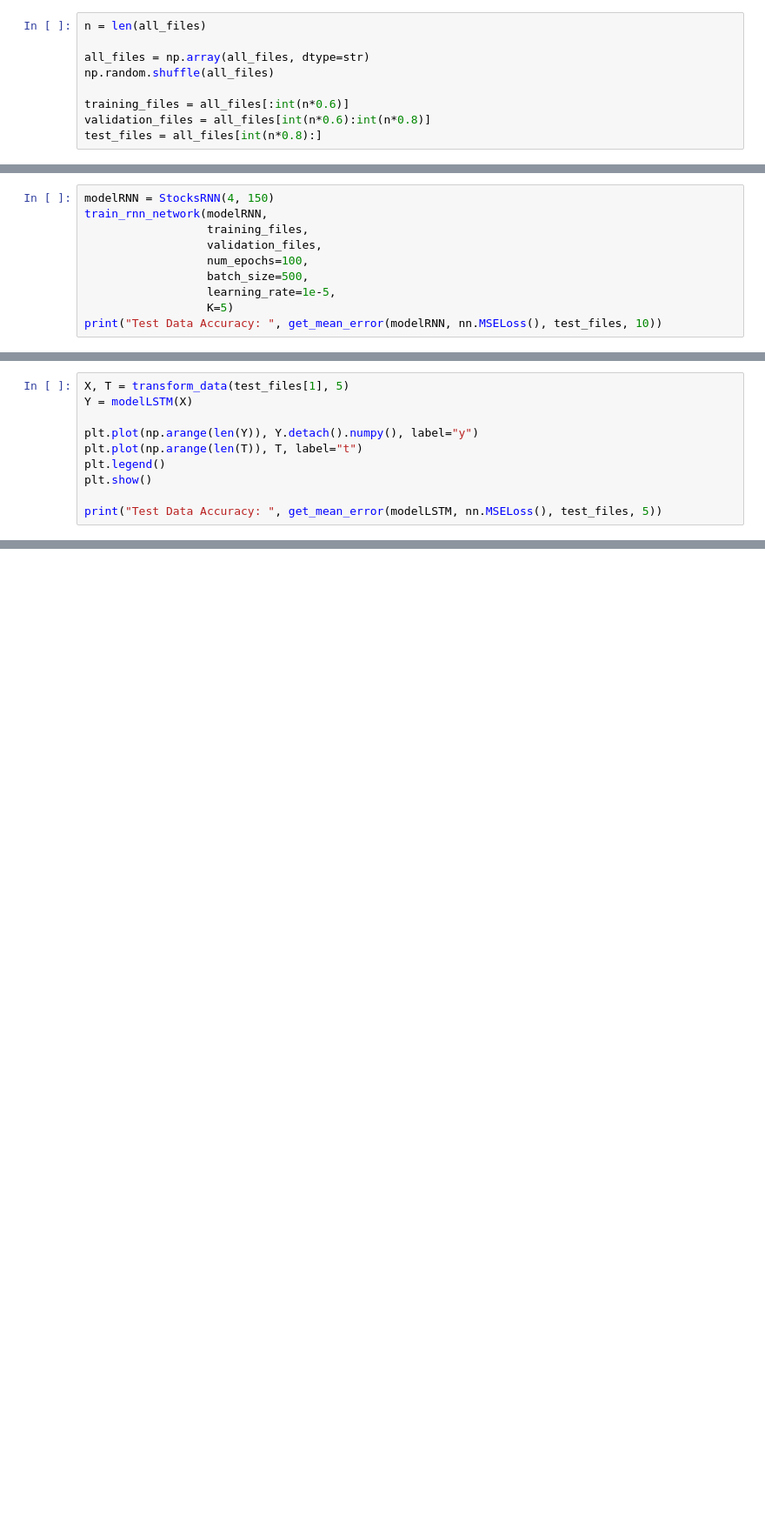
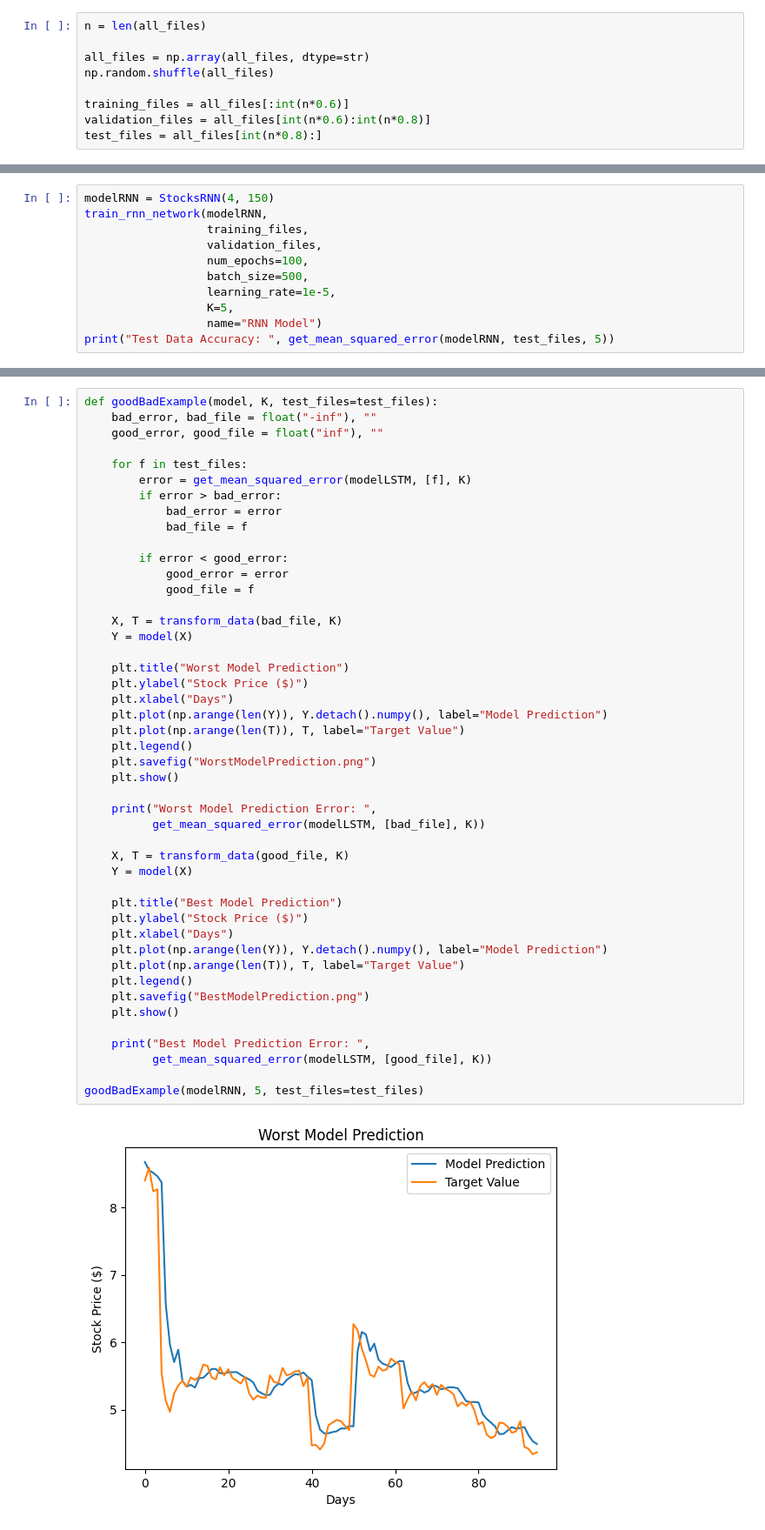
Before and after one commit to Kesavar-Kabilar/StocksRNN-PricePredictor, a Jupyter notebook: StocksRNN.ipynb, the cells around one changed output, grey strips where cells are left out. Shown at 87% size. Saved outputs shown, nothing was run; the diff lists cells and outputs as text; blank space fills up the shorter version.

```diff
--- a/StocksRNN.ipynb
+++ b/StocksRNN.ipynb
@@ -169,6 +165,7 @@ train_rnn_network(modelRNN,
                   num_epochs=100,
                   batch_size=500,
                   learning_rate=1e-5,
-                  K=5)
-print("Test Data Accuracy: ", get_mean_error(modelRNN, nn.MSELoss(), test_files, 10))
+                  K=5,
+                  name="RNN Model")
+print("Test Data Accuracy: ", get_mean_squared_error(modelRNN, test_files, 5))
 # %% [output]
@@ -224,10 +207,0 @@ Test Data Accuracy:  0.81516415
-# %%
-X, T = transform_data(test_files[1], 5)
-Y = modelLSTM(X)
-
-plt.plot(np.arange(len(Y)), Y.detach().numpy(), label="y")
-plt.plot(np.arange(len(T)), T, label="t")
-plt.legend()
-plt.show()
-
-print("Test Data Accuracy: ", get_mean_error(modelLSTM, nn.MSELoss(), test_files, 5))
@@ -236,0 +208,48 @@ Test Data Accuracy:  0.81516415
+# %%
+def goodBadExample(model, K, test_files=test_files):
+    bad_error, bad_file = float("-inf"), ""
+    good_error, good_file = float("inf"), ""
+
+    for f in test_files:
+        error = get_mean_squared_error(modelLSTM, [f], K)
+        if error > bad_error:
+            bad_error = error
+            bad_file = f
+
+        if error < good_error:
+            good_error = error
+            good_file = f
+
+    X, T = transform_data(bad_file, K)
+    Y = model(X)
+
+    plt.title("Worst Model Prediction")
+    plt.ylabel("Stock Price ($)")
+    plt.xlabel("Days")
+    plt.plot(np.arange(len(Y)), Y.detach().numpy(), label="Model Prediction")
+    plt.plot(np.arange(len(T)), T, label="Target Value")
+    plt.legend()
+    plt.savefig("WorstModelPrediction.png")
+    plt.show()
+
+    print("Worst Model Prediction Error: ",
+          get_mean_squared_error(modelLSTM, [bad_file], K))
+
+    X, T = transform_data(good_file, K)
+    Y = model(X)
+
+    plt.title("Best Model Prediction")
+    plt.ylabel("Stock Price ($)")
+    plt.xlabel("Days")
+    plt.plot(np.arange(len(Y)), Y.detach().numpy(), label="Model Prediction")
+    plt.plot(np.arange(len(T)), T, label="Target Value")
+    plt.legend()
+    plt.savefig("BestModelPrediction.png")
+    plt.show()
+
+    print("Best Model Prediction Error: ",
+          get_mean_squared_error(modelLSTM, [good_file], K))
+
+goodBadExample(modelRNN, 5, test_files=test_files)
+# %% [output]
+[figure, added]
```
Also changed, not shown: parts of 9 cells of this notebook.
